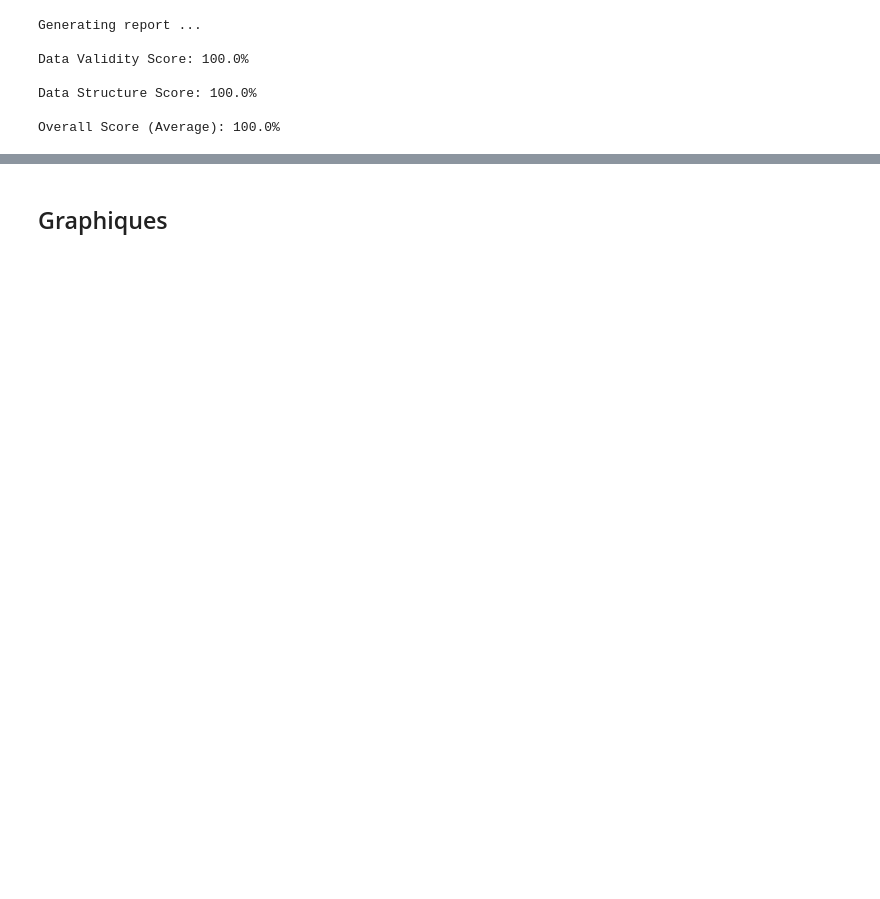
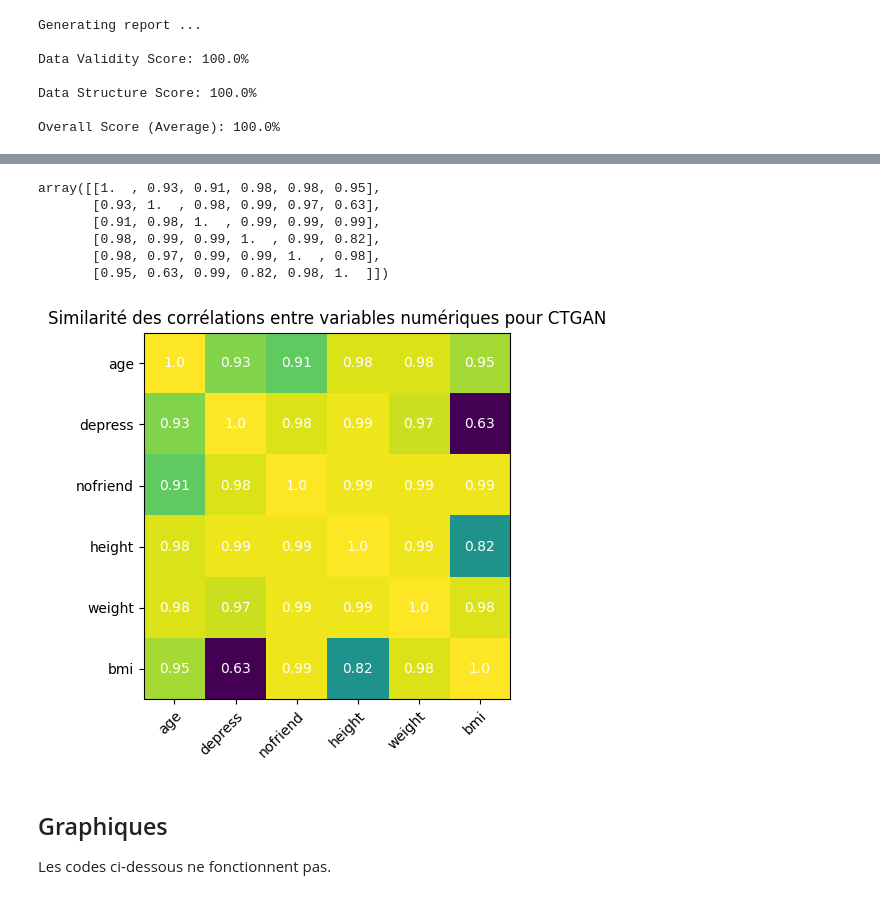
Before and after one commit to InseeFrLab/synthetic-data-sdc, a Jupyter notebook: SDV/SDV_CTGAN.ipynb, the cells around one changed output, grey strips where cells are left out. Saved outputs shown, nothing was run; the diff lists cells and outputs as text; code cells hidden in the pictures; blank space fills up the shorter version.

```diff
--- a/SDV/SDV_CTGAN.ipynb
+++ b/SDV/SDV_CTGAN.ipynb
@@ -91,0 +304,3 @@ Overall Score (Average): 98.26%
+# %%
+qual_bi = quality_report.get_details('Column Pair Trends')
+qual_bi
@@ -92,2 +321,47 @@ Overall Score (Average): 98.26%
+# %%
+qual_bi_num1 = qual_bi[qual_bi.Metric=='CorrelationSimilarity'].filter(items=['Column 1', 'Column 2', 'Score'])
+qual_bi_num2 = qual_bi[qual_bi.Metric=='CorrelationSimilarity'].filter(items=['Column 1', 'Column 2', 'Score']).rename(columns={"Column 1": "Column 2", "Column 2": "Column 1"})
+qual_bi_num = pd.concat([qual_bi_num1, qual_bi_num2], ignore_index = True)
+diag = pd.DataFrame({"Column 1": num, "Column 2": num, "Score": 1})
+
+qual_bi_num = pd.concat([qual_bi_num, diag], ignore_index = True).sort_values(by=['Column 1', 'Column 2'])
+qual_bi_num.Score = round(qual_bi_num.Score, 2)
+
+qual_bi_num_mat = qual_bi_num.Score.to_numpy()
+qual_bi_num_mat = qual_bi_num_mat.reshape(len(num),len(num))
+# %%
+qual_bi_num_mat
+# %% [output]
+array([[1.  , 0.93, 0.91, 0.98, 0.98, 0.95],
+       [0.93, 1.  , 0.98, 0.99, 0.97, 0.63],
+       [0.91, 0.98, 1.  , 0.99, 0.99, 0.99],
+       [0.98, 0.99, 0.99, 1.  , 0.99, 0.82],
+       [0.98, 0.97, 0.99, 0.99, 1.  , 0.98],
+       [0.95, 0.63, 0.99, 0.82, 0.98, 1.  ]])
+# %%
+fig, ax = plt.subplots()
+im = ax.imshow(qual_bi_num_mat)
+
+# Show all ticks and label them with the respective list entries
+ax.set_xticks(np.arange(len(num)), labels=num)
+ax.set_yticks(np.arange(len(num)), labels=num)
+
+# Rotate the tick labels and set their alignment.
+plt.setp(ax.get_xticklabels(), rotation=45, ha="right",
+         rotation_mode="anchor")
+
+# Loop over data dimensions and create text annotations.
+for i in range(len(num)):
+    for j in range(len(num)):
+        text = ax.text(j, i, qual_bi_num_mat[i, j],
+                       ha="center", va="center", color="w")
+
+ax.set_title("Similarité des corrélations entre variables numériques pour CTGAN")
+fig.tight_layout()
+plt.show()
+# %% [output]
+[figure, added]
 # %% [markdown]
 ## Graphiques
+
+Les codes ci-dessous ne fonctionnent pas.
```
Also changed, not shown: parts of 35 cells of this notebook.
